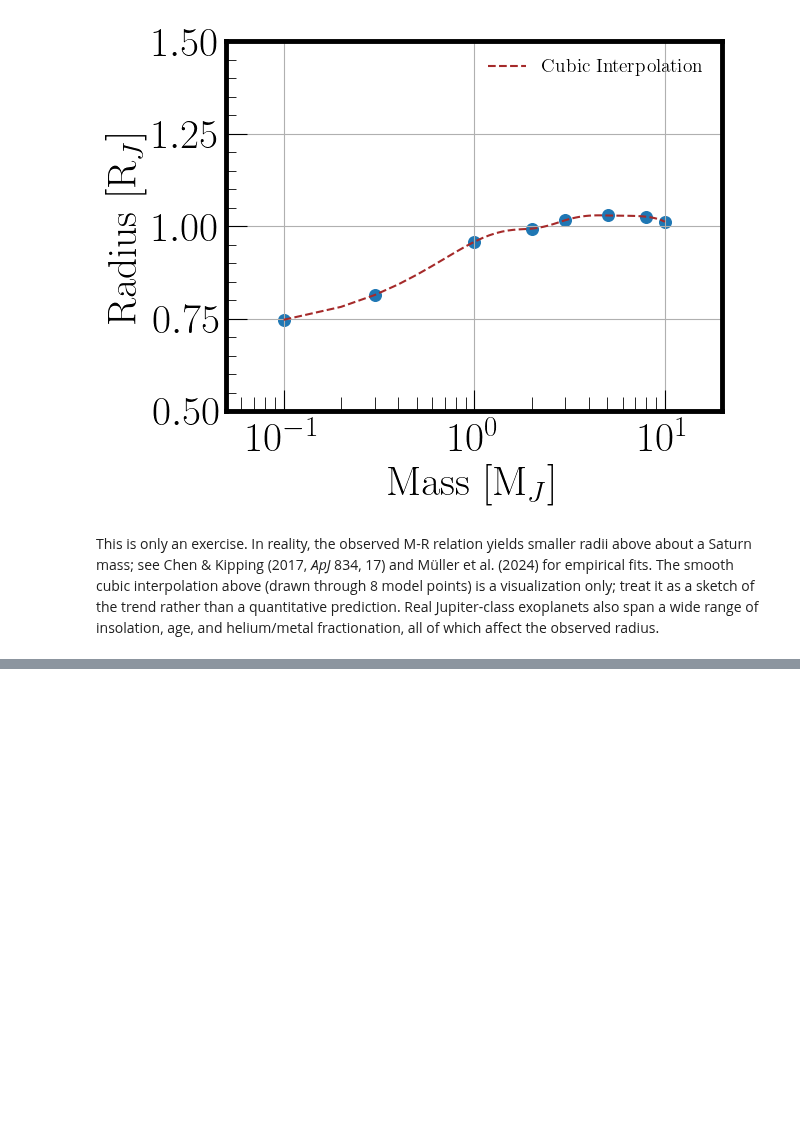
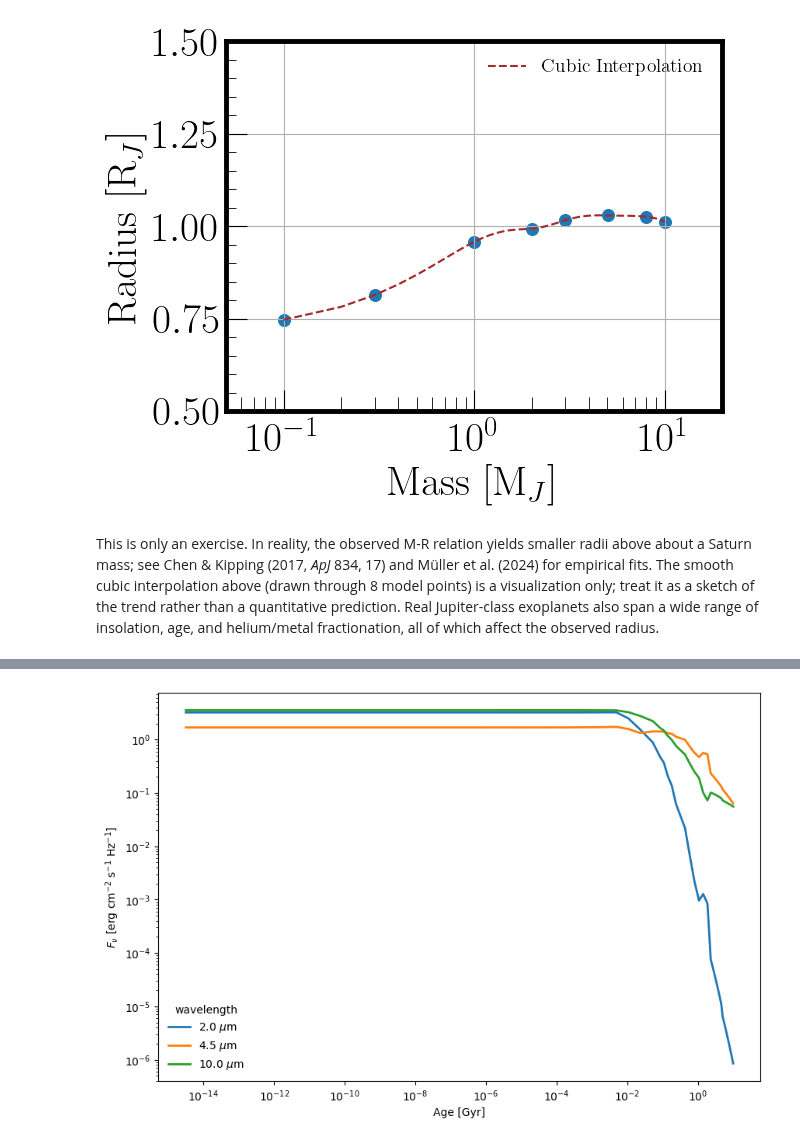
Before and after one commit to robtejada/orchard-public, a Jupyter notebook: tutorial_superjupiters.ipynb, the cells around one changed output, grey strips where cells are left out. Saved outputs shown, nothing was run; the diff lists cells and outputs as text; code cells hidden in the pictures; blank space fills up the shorter version.

```diff
--- a/tutorial_superjupiters.ipynb
+++ b/tutorial_superjupiters.ipynb
@@ -94,0 +155,27 @@ This is only an exercise. In reality, the observed M-R relation yields smaller r
+# %%
+# Flux at a few JWST-ish wavelengths as a function of age, via spectrum_evolution
+idx = np.linspace(1, len(age_gyr) - 1, 40, dtype=int)   # 40 snapshots along the track
+
+lam, all_flux = spec.spectrum_evolution(
+    N_frames=len(idx),
+    age_path=age_gyr[idx],
+    Teff_path=model['data_teff'][idx],
+    logg_path=np.log10(model['data_grav'][idx]),
+    Z_path=z_to_solar(model['data_Z_atm'][idx]),
+    Y_path=model['data_Y_atm'][idx],
+    plot=False,
+)
+
+fig, ax = plt.subplots(figsize=(10, 6.5))
+for lam_target in (2.0, 4.5, 10.0):
+    j = np.argmin(np.abs(lam - lam_target))
+    ax.plot(age_gyr[idx], all_flux[:, j], lw=2,
+            label=rf'{lam[j]:.1f} $\mu$m')
+
+ax.set_xscale('log'); ax.set_yscale('log')
+ax.set_xlabel('Age [Gyr]')
+ax.set_ylabel(r'$F_\nu$ [erg cm$^{-2}$ s$^{-1}$ Hz$^{-1}$]')
+ax.legend(frameon=False, title='wavelength')
+plt.show()
+# %% [output]
+[figure, added]
```
Also changed, not shown: parts of 4 cells of this notebook, 2 other files.
